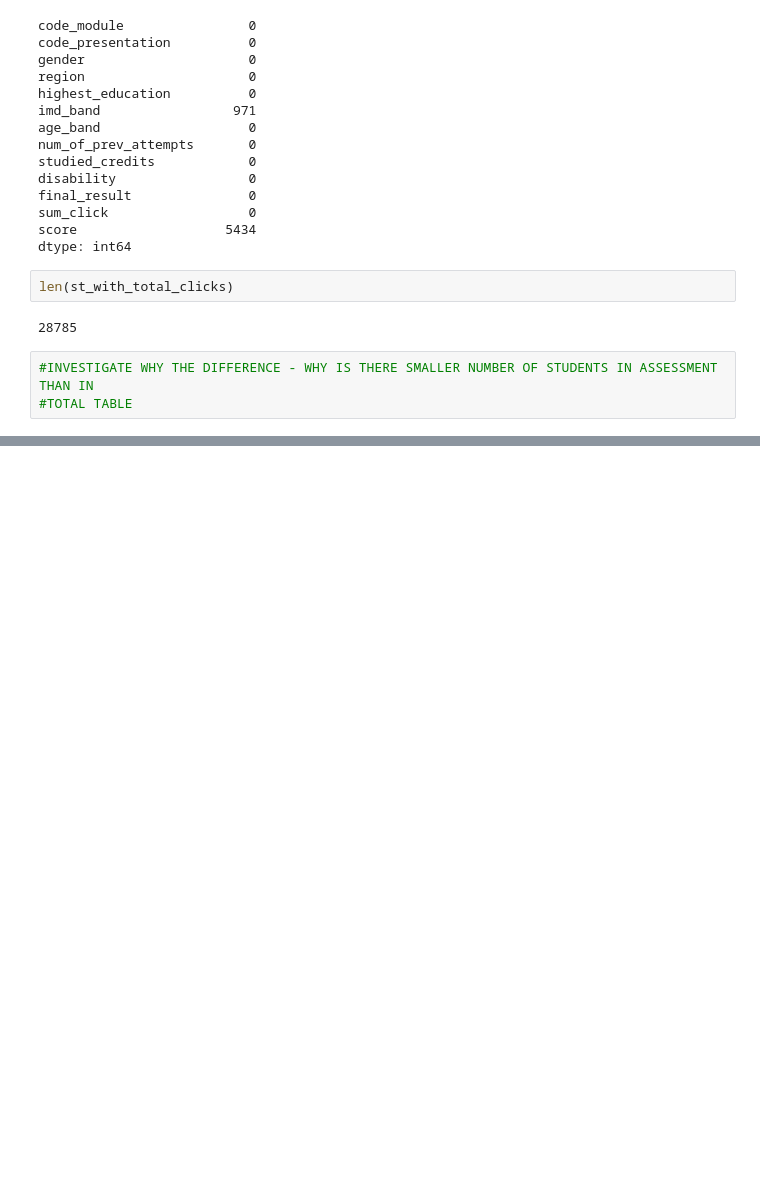
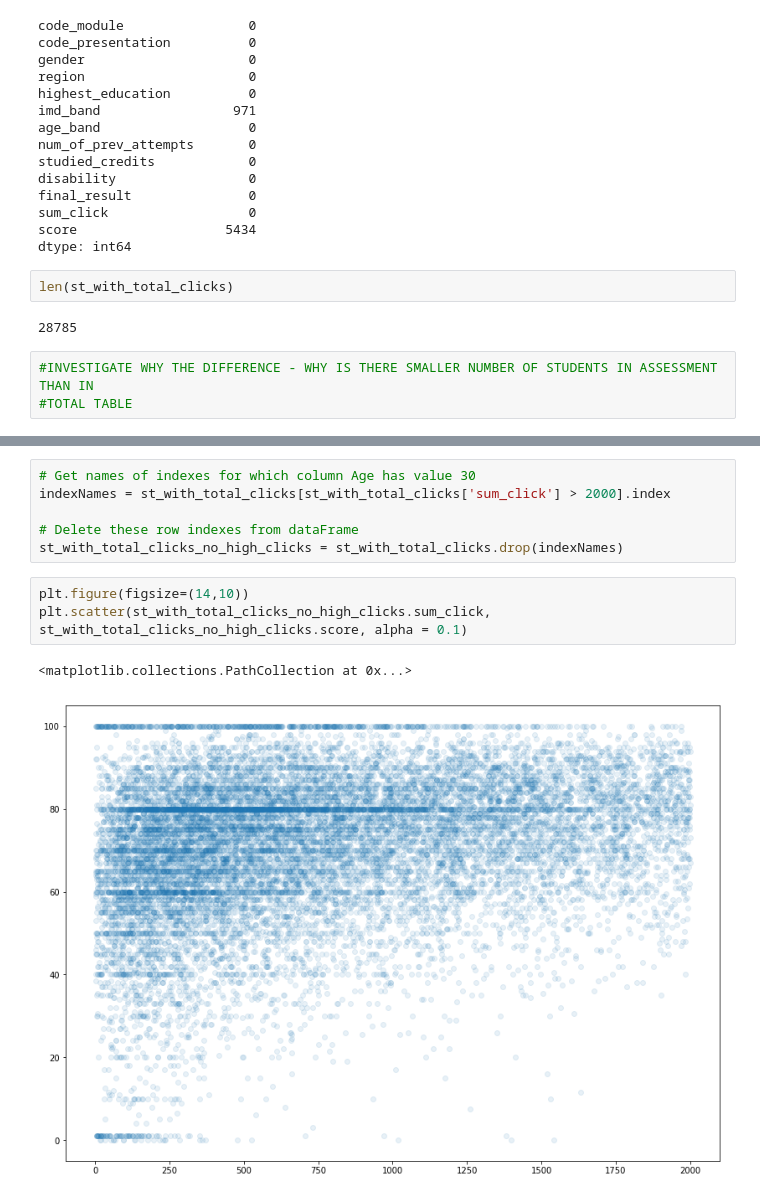
Before and after one commit to nikolholicka/curriculum, a Jupyter notebook: mod6/project_ideas/project_idea_2.ipynb, the cells around one changed output, grey strips where cells are left out. Cells and saved outputs as stored; diff of their text form; blank space fills up the shorter version.

```diff
--- a/mod6/project_ideas/project_idea_2.ipynb
+++ b/mod6/project_ideas/project_idea_2.ipynb
@@ -292,0 +325,12 @@ len(st_with_total_clicks)
+# %%
+# Get names of indexes for which column Age has value 30
+indexNames = st_with_total_clicks[st_with_total_clicks['sum_click'] > 2000].index
+
+# Delete these row indexes from dataFrame
+st_with_total_clicks_no_high_clicks = st_with_total_clicks.drop(indexNames)
+# %%
+plt.figure(figsize=(14,10))
+plt.scatter(st_with_total_clicks_no_high_clicks.sum_click, st_with_total_clicks_no_high_clicks.score, alpha = 0.1)
+# %% [output]
+<matplotlib.collections.PathCollection at 0x...>
+[figure, added]
```
Also changed, not shown: parts of 13 cells of this notebook.
